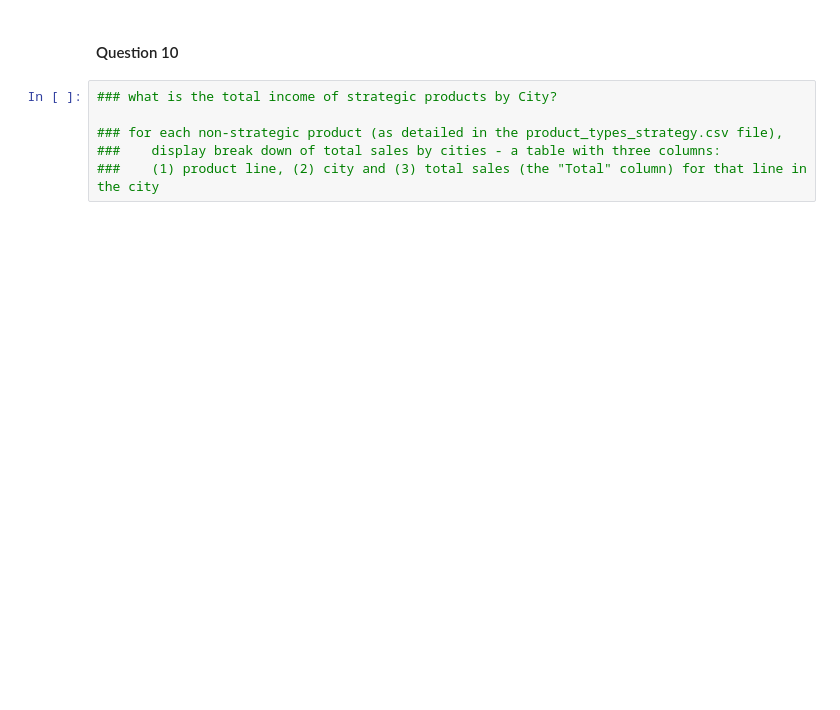
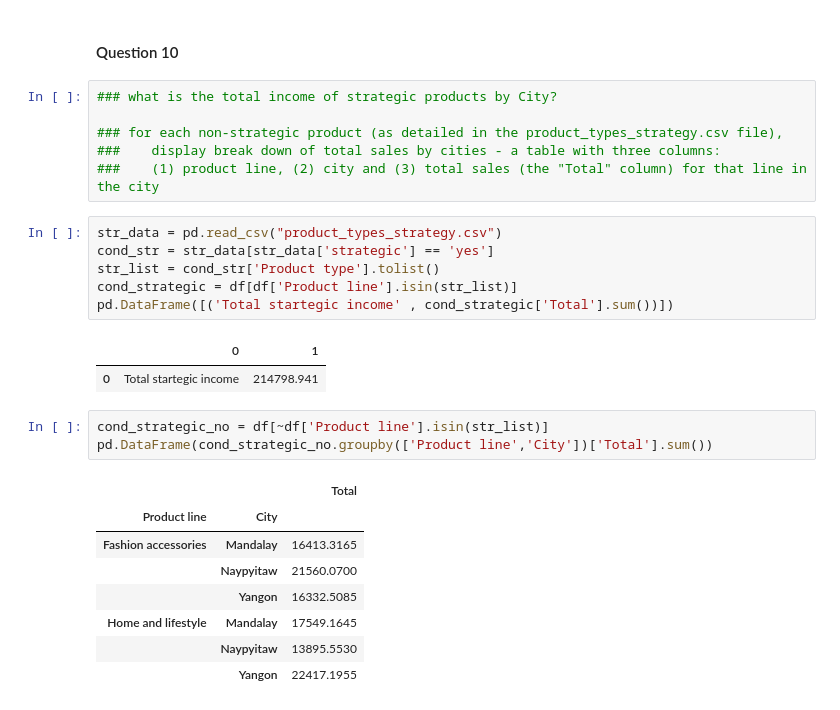
Before and after one commit to jshef747/Python-Homework2, a Jupyter notebook: assignment2-task1.ipynb, the cells around one changed output. Cells and saved outputs as stored; diff of their text form; blank space fills up the shorter version.

```diff
--- a/assignment2-task1.ipynb
+++ b/assignment2-task1.ipynb
@@ -162,3 +168,24 @@ plt.show()
 ### for each non-strategic product (as detailed in the product_types_strategy.csv file),
 ###    display break down of total sales by cities - a table with three columns:
 ###    (1) product line, (2) city and (3) total sales (the "Total" column) for that line in the city
+# %%
+str_data = pd.read_csv("product_types_strategy.csv")
+cond_str = str_data[str_data['strategic'] == 'yes']
+str_list = cond_str['Product type'].tolist()
+cond_strategic = df[df['Product line'].isin(str_list)]
+pd.DataFrame([('Total startegic income' , cond_strategic['Total'].sum())])
+# %% [output]
+|  | 0 | 1 |
+| 0 | Total startegic income | 214798.941 |
+# %%
+cond_strategic_no = df[~df['Product line'].isin(str_list)]
+pd.DataFrame(cond_strategic_no.groupby(['Product line','City'])['Total'].sum())
+# %% [output]
+|  |  | Total |
+| Product line | City |  |
+| Fashion accessories | Mandalay | 16413.3165 |
+|  | Naypyitaw | 21560.0700 |
+|  | Yangon | 16332.5085 |
+| Home and lifestyle | Mandalay | 17549.1645 |
+|  | Naypyitaw | 13895.5530 |
+|  | Yangon | 22417.1955 |
```
Also changed, not shown: parts of 1 cell of this notebook.
